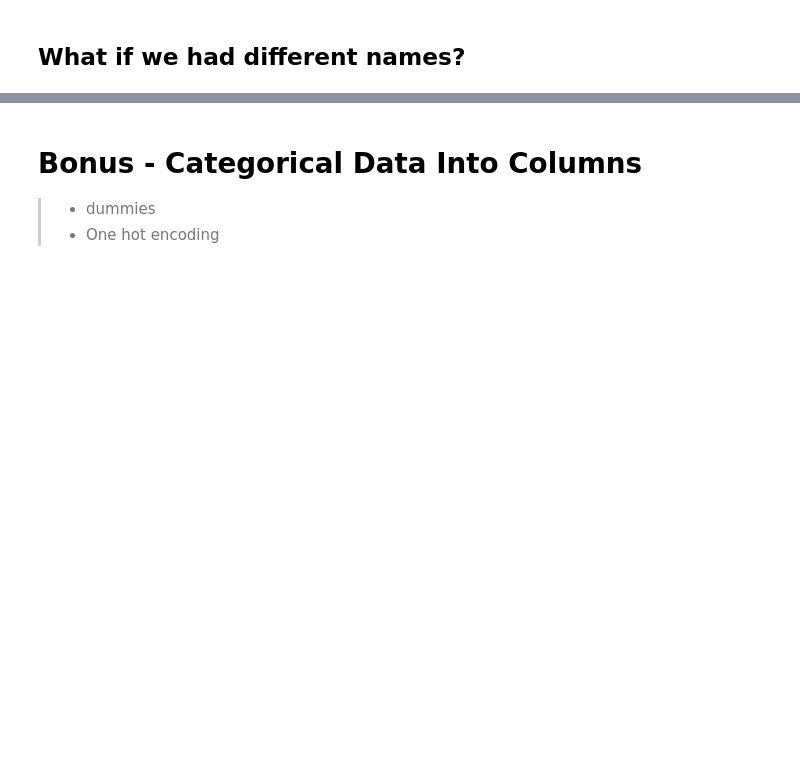
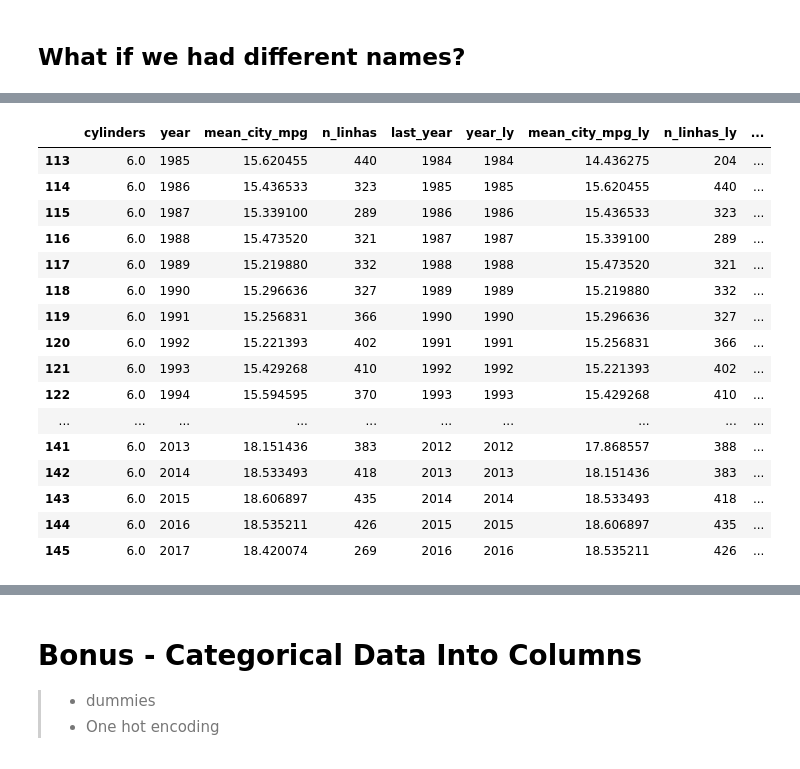
Before and after one commit to pedroteche-ih/64_PT_NOV202111, a Jupyter notebook: aulas/64 DA PT NOV-2021 Aula 20211207.ipynb, the cells around one changed output, grey strips where cells are left out. Drawn from its saved outputs; the diff is of its cells as text; code cells hidden in the pictures; blank space fills up the shorter version.

```diff
--- a/aulas/64 DA PT NOV-2021 Aula 20211207.ipynb
+++ b/aulas/64 DA PT NOV-2021 Aula 20211207.ipynb
@@ -264,9 +778,27 @@ tb_agg_yearcyl
 # %%
 tb_agg_yearcyla = pd.merge(tb_agg_yearcyl, tb_agg_yearcyl,
                            left_on = ['cylinders', 'last_year'],
                            right_on = ['cylinders', 'year'],
                            suffixes = ('', '_ly'))
-tb_agg_yearcyla
+tb_agg_yearcyla[tb_agg_yearcyla['cylinders'] == 6]
+# %% [output]
+|  | cylinders | year | mean_city_mpg | n_linhas | last_year | year_ly | mean_city_mpg_ly | n_linhas_ly | ... |
+| 113 | 6.0 | 1985 | 15.620455 | 440 | 1984 | 1984 | 14.436275 | 204 | ... |
+| 114 | 6.0 | 1986 | 15.436533 | 323 | 1985 | 1985 | 15.620455 | 440 | ... |
+| 115 | 6.0 | 1987 | 15.339100 | 289 | 1986 | 1986 | 15.436533 | 323 | ... |
+| 116 | 6.0 | 1988 | 15.473520 | 321 | 1987 | 1987 | 15.339100 | 289 | ... |
+| 117 | 6.0 | 1989 | 15.219880 | 332 | 1988 | 1988 | 15.473520 | 321 | ... |
+| 118 | 6.0 | 1990 | 15.296636 | 327 | 1989 | 1989 | 15.219880 | 332 | ... |
+| 119 | 6.0 | 1991 | 15.256831 | 366 | 1990 | 1990 | 15.296636 | 327 | ... |
+| 120 | 6.0 | 1992 | 15.221393 | 402 | 1991 | 1991 | 15.256831 | 366 | ... |
+| 121 | 6.0 | 1993 | 15.429268 | 410 | 1992 | 1992 | 15.221393 | 402 | ... |
+| 122 | 6.0 | 1994 | 15.594595 | 370 | 1993 | 1993 | 15.429268 | 410 | ... |
+| ... | ... | ... | ... | ... | ... | ... | ... | ... | ... |
+| 141 | 6.0 | 2013 | 18.151436 | 383 | 2012 | 2012 | 17.868557 | 388 | ... |
+| 142 | 6.0 | 2014 | 18.533493 | 418 | 2013 | 2013 | 18.151436 | 383 | ... |
+| 143 | 6.0 | 2015 | 18.606897 | 435 | 2014 | 2014 | 18.533493 | 418 | ... |
+| 144 | 6.0 | 2016 | 18.535211 | 426 | 2015 | 2015 | 18.606897 | 435 | ... |
+| 145 | 6.0 | 2017 | 18.420074 | 269 | 2016 | 2016 | 18.535211 | 426 | ... |
 # %%
 tb_agg_yearcyla['var_anual'] = (tb_agg_yearcyla['mean_city_mpg'] - tb_agg_yearcyla['mean_city_mpg_ly'])/tb_agg_yearcyla['mean_city_mpg_ly']
 # %%
```
Also changed, not shown: parts of 58 cells of this notebook.
